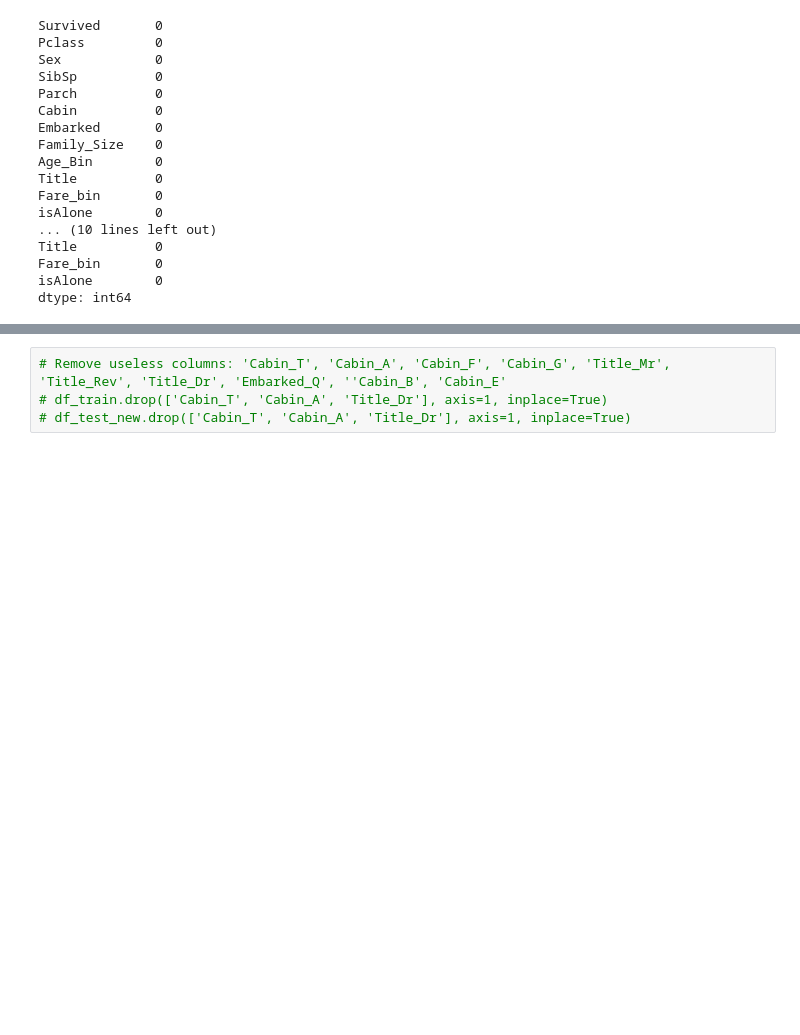
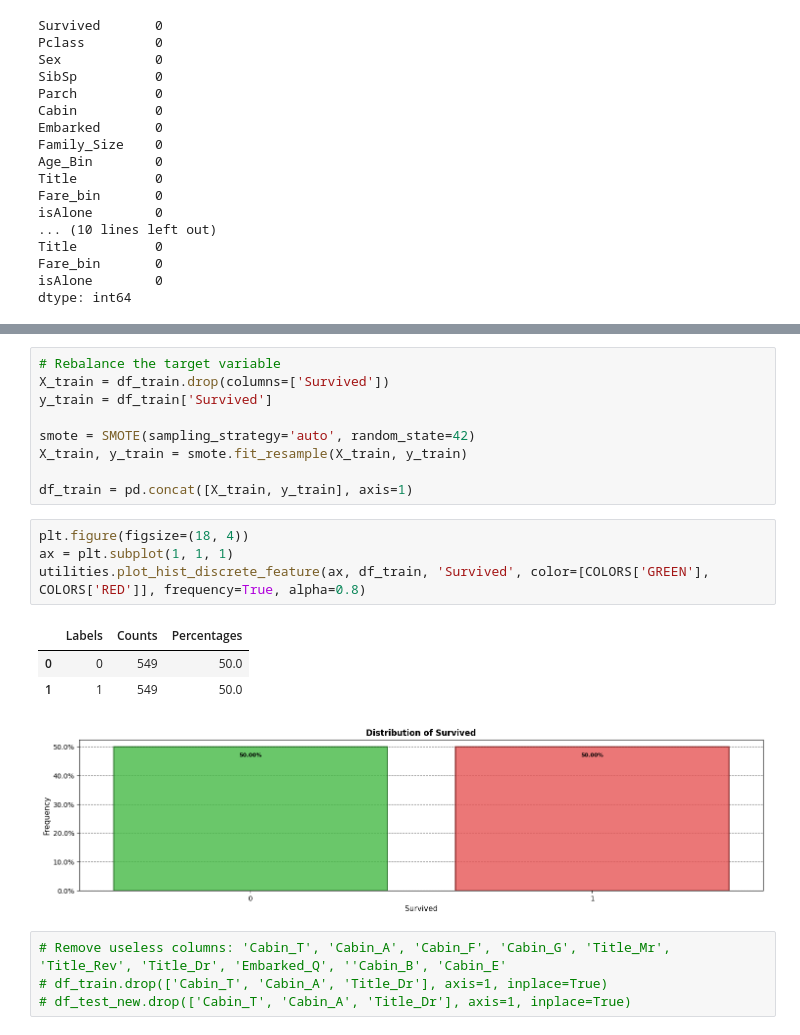
Before and after one commit to ydepledt/kaggle, a Jupyter notebook: titanic/titanic.ipynb, the cells around one changed output, grey strips where cells are left out. Drawn from its saved outputs; the diff is of its cells as text; blank space fills up the shorter version.

```diff
--- a/titanic/titanic.ipynb
+++ b/titanic/titanic.ipynb
@@ -319,3 +330,21 @@ df_train.head()
+# %%
+# Rebalance the target variable
+X_train = df_train.drop(columns=['Survived'])
+y_train = df_train['Survived']
+
+smote = SMOTE(sampling_strategy='auto', random_state=42)
+X_train, y_train = smote.fit_resample(X_train, y_train)
+
+df_train = pd.concat([X_train, y_train], axis=1)
+# %%
+plt.figure(figsize=(18, 4))
+ax = plt.subplot(1, 1, 1)
+utilities.plot_hist_discrete_feature(ax, df_train, 'Survived', color=[COLORS['GREEN'], COLORS['RED']], frequency=True, alpha=0.8)
+# %% [output]
+|  | Labels | Counts | Percentages |
+| 0 | 0 | 549 | 50.0 |
+| 1 | 1 | 549 | 50.0 |
+[figure, added]
 # %%
 # Remove useless columns: 'Cabin_T', 'Cabin_A', 'Cabin_F', 'Cabin_G', 'Title_Mr', 'Title_Rev', 'Title_Dr', 'Embarked_Q', ''Cabin_B', 'Cabin_E'
 # df_train.drop(['Cabin_T', 'Cabin_A', 'Title_Dr'], axis=1, inplace=True)
```
Also changed, not shown: parts of 10 cells of this notebook, 4 other files.
